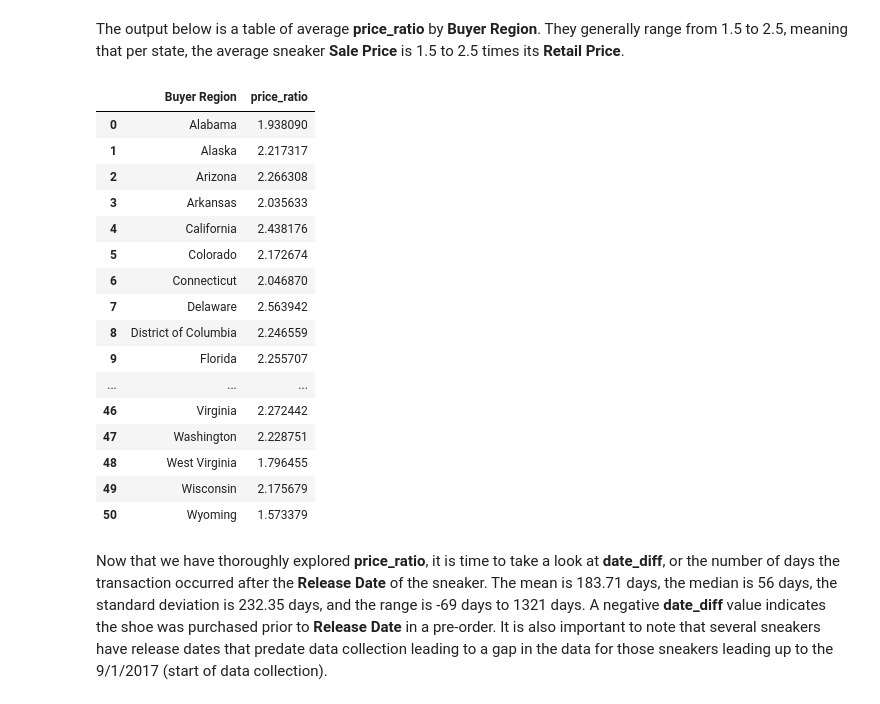
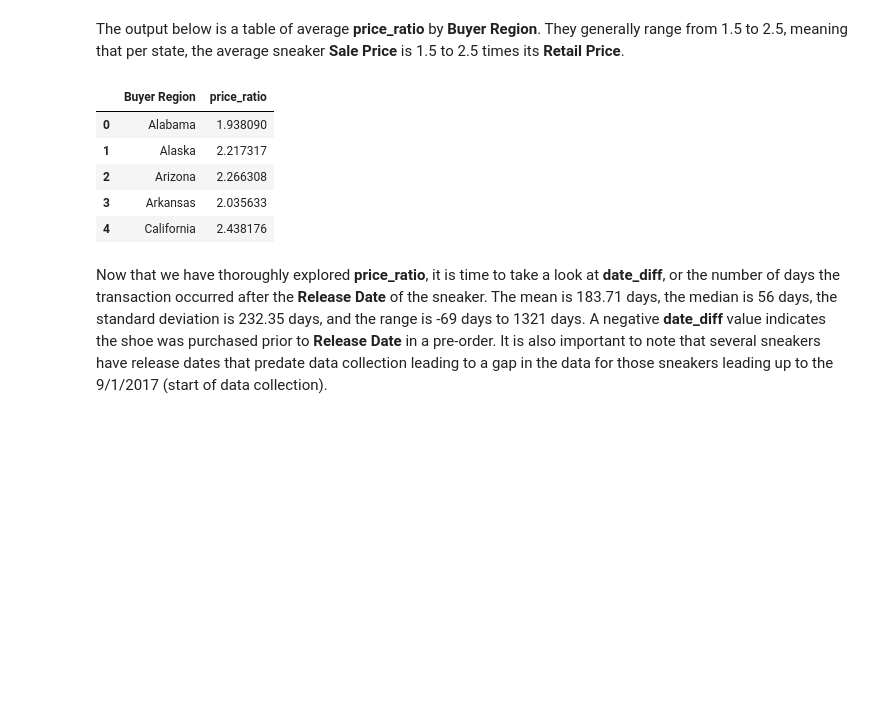
Before and after one commit to sameen73/stockx_2019datachallenge, a Jupyter notebook: stock_x_analysis.ipynb, the cells around one changed output. Cells and saved outputs as stored; diff of their text form; code cells hidden in the pictures; blank space fills up the shorter version.

```diff
--- a/stock_x_analysis.ipynb
+++ b/stock_x_analysis.ipynb
@@ -587,25 +498,14 @@ plt.show()
 # %% [markdown]
 The output below is a table of average **price_ratio** by **Buyer Region**. They generally range from 1.5 to 2.5, meaning that per state, the average sneaker **Sale Price** is 1.5 to 2.5 times its **Retail Price**.
 # %%
-stockx_data.groupby("Buyer Region", as_index=False)["price_ratio"].mean()
+stockx_data.groupby("Buyer Region", as_index=False)["price_ratio"].mean().head(n=5)
 # %% [output]
 |  | Buyer Region | price_ratio |
 | 0 | Alabama | 1.938090 |
 | 1 | Alaska | 2.217317 |
 | 2 | Arizona | 2.266308 |
 | 3 | Arkansas | 2.035633 |
 | 4 | California | 2.438176 |
-| 5 | Colorado | 2.172674 |
-| 6 | Connecticut | 2.046870 |
-| 7 | Delaware | 2.563942 |
-| 8 | District of Columbia | 2.246559 |
-| 9 | Florida | 2.255707 |
-| ... | ... | ... |
-| 46 | Virginia | 2.272442 |
-| 47 | Washington | 2.228751 |
-| 48 | West Virginia | 1.796455 |
-| 49 | Wisconsin | 2.175679 |
-| 50 | Wyoming | 1.573379 |
 # %% [markdown]
 Now that we have thoroughly explored **price_ratio**, it is time to take a look at **date_diff**, or the number of days the transaction occurred after the **Release Date** of the sneaker. The mean is 183.71 days, the median is 56 days, the standard deviation is 232.35 days, and the range is -69 days to 1321 days. A negative **date_diff** value indicates the shoe was purchased prior to **Release Date** in a pre-order. It is also important to note that several sneakers have release dates that predate data collection leading to a gap in the data for those sneakers leading up to the 9/1/2017 (start of data collection).
 # %%
```
Also changed, not shown: parts of 42 cells of this notebook.
